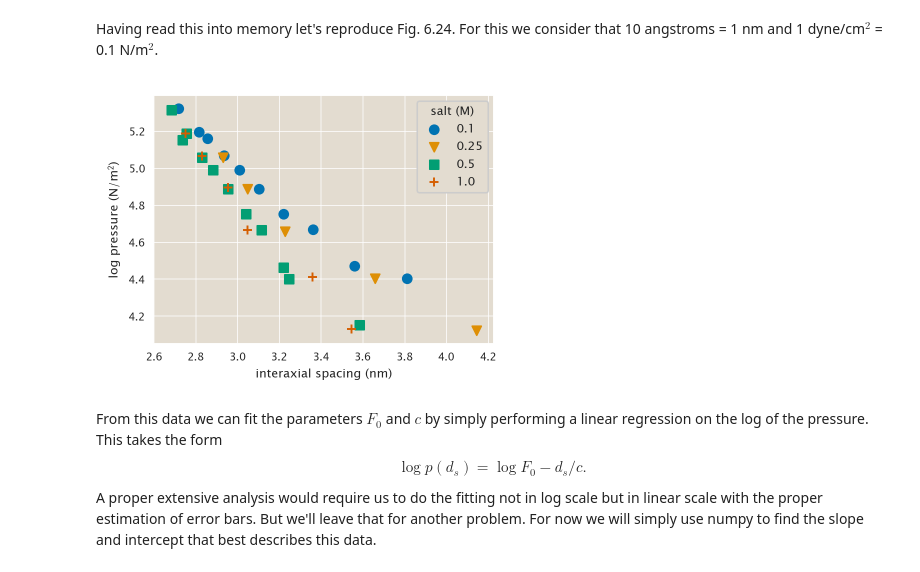
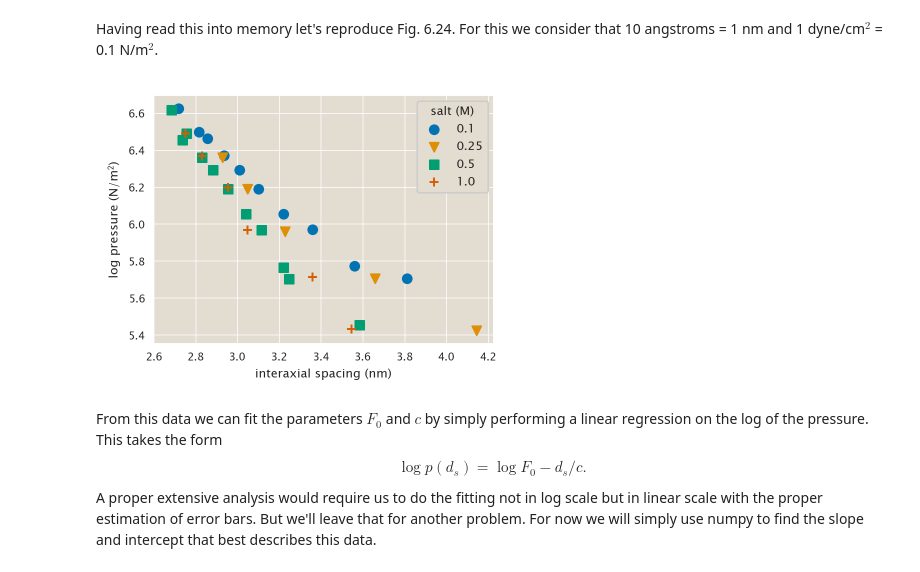
Before and after one commit to mrazomej/pboc, a Jupyter notebook: src/chapter_10.ipynb, the cells around one changed output. Cells and saved outputs as stored; diff of their text form; code cells hidden in the pictures.

```diff
--- a/src/chapter_10.ipynb
+++ b/src/chapter_10.ipynb
@@ -148,28 +148,29 @@ df.head()
 Having read this into memory let's reproduce Fig. 6.24. For this we consider that 10 angstroms = 1 nm and 1 dyne/cm$^2$ = 0.1 N/m$^2$.
 # %%
 # Add column with log pressure in N/m^2
-df['log_pressure_N_m2'] = np.log(np.exp(df.log_pressure_dyne_cm2) * 0.1)
+# df['log_pressure_N_m2'] = np.log(np.exp(df.log_pressure_dyne_cm2) * 0.1)
+df['log_pressure_N_m2'] = np.log10(10**(df.log_pressure_dyne_cm2) * 0.1)
 
 # group data by salt concentration
 df_group = df.groupby('salt_M')
 
 # Define list of markers
 markers = ['o', 'v', 's', '+']
 
 # Loop through concentrations to plot data
 for i, (group, data) in enumerate(df_group):
     plt.scatter(data.spacing_angstroms / 10,
                 data.log_pressure_N_m2,
                 label=group, marker=markers[i])
 
 # Label axis
 plt.xlabel('interaxial spacing (nm)')
 plt.ylabel('log pressure (N/m$^2$)')
 
 # Add legend
 _ = plt.legend(title='salt (M)')
 # %% [output]
-[figure, old version]
+[figure, new version]
 # %% [markdown]
 From this data we can fit the parameters $F_0$ and $c$ by simply performing a linear regression on the log of the pressure. This takes the form
 $$
```
Also changed, not shown: parts of 9 cells of this notebook.
